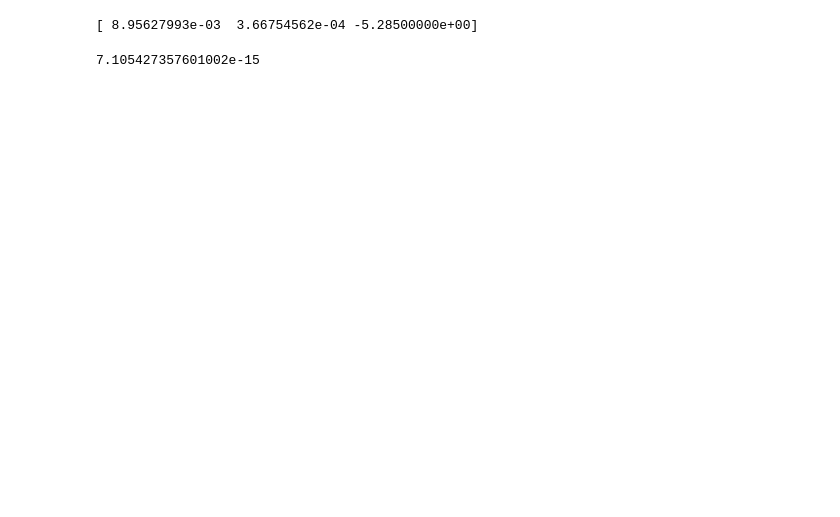
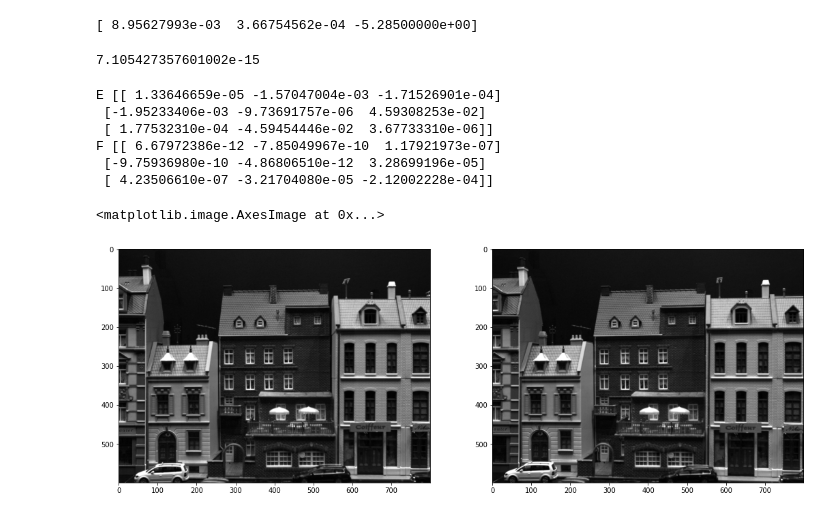
Before and after one commit to ct5000/ComputerVision, a Jupyter notebook: Week3.ipynb, the cells around one changed output. Drawn from its saved outputs; the diff is of its cells as text; code cells hidden in the pictures; blank space fills up the shorter version.

```diff
--- a/Week3.ipynb
+++ b/Week3.ipynb
@@ -37,6 +39,8 @@ print(p2)
 # %%
 # Exercise 3.2
 def CrossOp(p):
+    if p.ndim > 1:
+        p = p[:,0]
     return np.array([[0,-p[2],p[1]],
                     [p[2],0,-p[0]],
                     [-p[1],p[0],0]])
@@ -96,3 +100,35 @@ print(q2@l)
 # Exercise 3.7
 # %%
 # Exercise 3.8
+two_image = np.load('TwoImageData.npy', allow_pickle=True).item()
+
+img1 = two_image['im1']
+img2 = two_image['im2']
+
+R1 = two_image['R1']
+R2 = two_image['R2']
+
+t1 = two_image['t1']
+t2 = two_image['t2']
+
+K = two_image['K']
+
+
+
+E = CrossOp(t2)@R2
+F = np.linalg.inv(K.T)@E@np.linalg.inv(K)
+print("E",E)
+print("F",F)
+
+f, (ax_left, ax_right) = plt.subplots(1, 2, figsize=(18,18))
+ax_left.imshow(img1, cmap="gray")
+ax_right.imshow(img2, cmap="gray")
+# %% [output]
+E [[ 1.33646659e-05 -1.57047004e-03 -1.71526901e-04]
+ [-1.95233406e-03 -9.73691757e-06  4.59308253e-02]
+ [ 1.77532310e-04 -4.59454446e-02  3.67733310e-06]]
+F [[ 6.67972386e-12 -7.85049967e-10  1.17921973e-07]
+ [-9.75936980e-10 -4.86806510e-12  3.28699196e-05]
+ [ 4.23506610e-07 -3.21704080e-05 -2.12002228e-04]]
+<matplotlib.image.AxesImage at 0x...>
+[figure, added]
```
Also changed, not shown: parts of 13 cells of this notebook, 8 other files.
